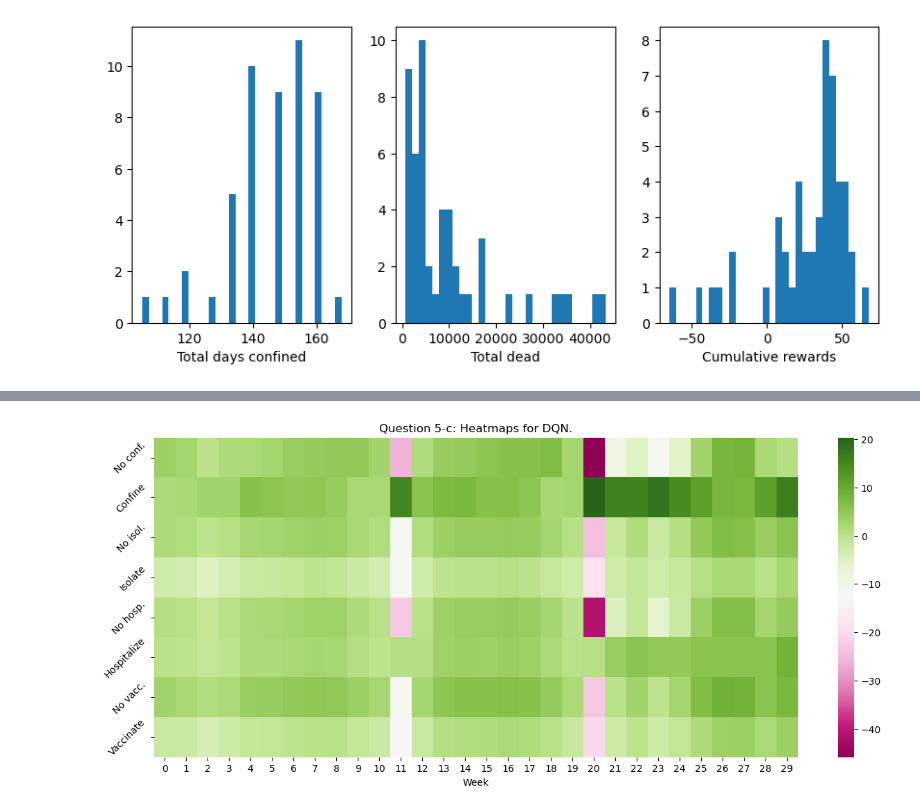
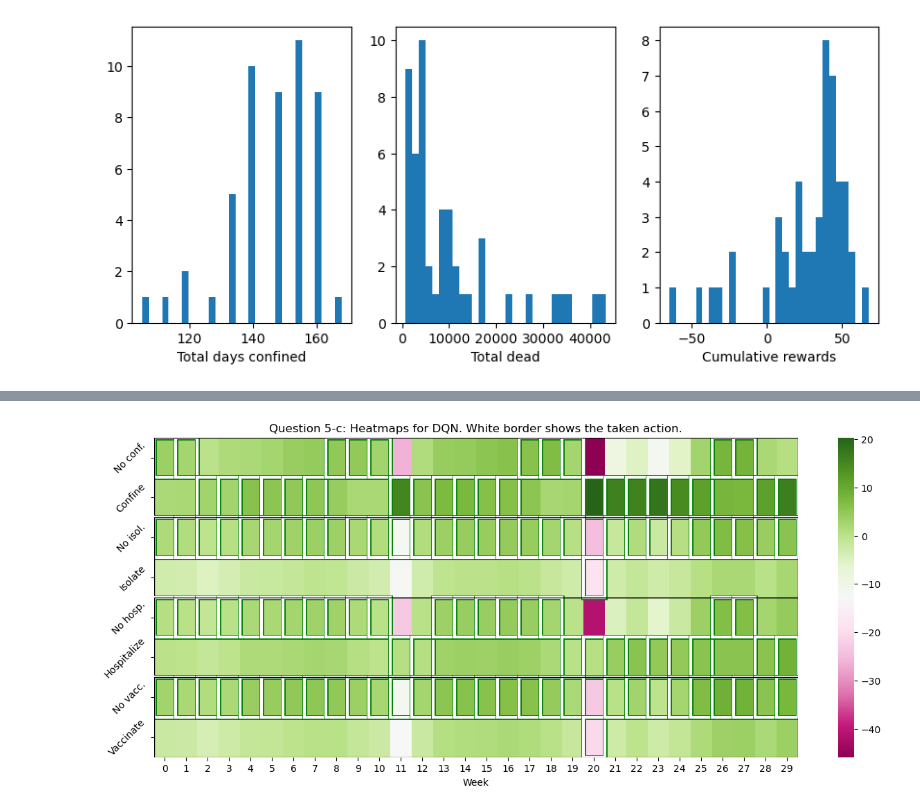
Before and after one commit to mohahf19/ANNRL-2023, a Jupyter notebook: notebooks/figures_4-2.ipynb, the cells around one changed output, grey strips where cells are left out. Saved outputs shown, nothing was run; the diff lists cells and outputs as text; code cells hidden in the pictures.

```diff
--- a/notebooks/figures_4-2.ipynb
+++ b/notebooks/figures_4-2.ipynb
@@ -383,15 +383,22 @@ array([[ 3.57010746e+00,  2.55368662e+00,  1.49901956e-02,
          3.67671752e+00,  1.77933741e+00,  3.60687566e+00]], dtype=float32)
 # %%
 fig, ax = plt.subplots(1, 1, figsize=(15, 1.5*4))
+from matplotlib.patches import Rectangle
 
 sns.heatmap(q_values, ax=ax, yticklabels=["No conf.", "Confine", "No isol.", "Isolate", "No hosp.", "Hospitalize", "No vacc.", "Vaccinate"], cmap = "PiYG")
 
 ax.set_xlabel("Week")
 
-ax.set_title("Question 5-c: Heatmaps for DQN.")
+ax.set_title("Question 5-c: Heatmaps for DQN. White border shows the taken action.")
 
+for action_ind in range(4):
+    taken_action = q_values[2*action_ind: 2*action_ind+2, :].argmax(axis=0)
+    for i, action in enumerate(taken_action):
+        ax.add_patch(Rectangle((i, 2*action_ind + action), 1, 1, fill=False, edgecolor='green', lw=5))
+        ax.add_patch(Rectangle((i, 2*action_ind + action), 1, 1, fill=False, edgecolor='white', lw=3))
+    ax.add_patch(Rectangle((0, 2*action_ind), len(taken_action), 2, fill=False, edgecolor='black', lw=1))
 ax.set_yticklabels(ax.get_yticklabels(), rotation=45)
 
 fig.savefig(visualization_folder / "5-c_heatmap_factorized.png")
 # %% [output]
-[figure, old version]
+[figure, new version]
```
Also changed, not shown: parts of 2 cells of this notebook, 3 other files.
